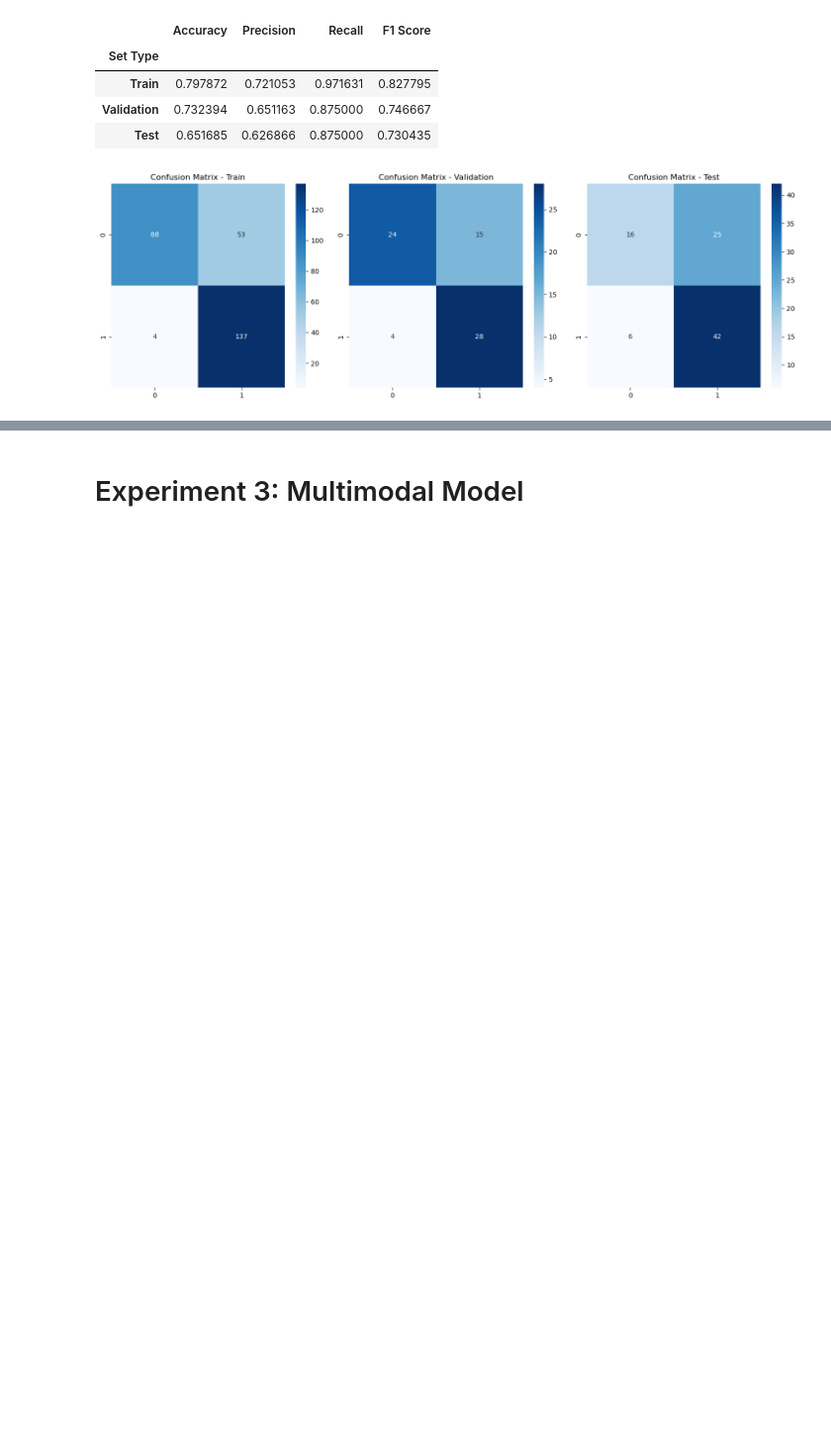
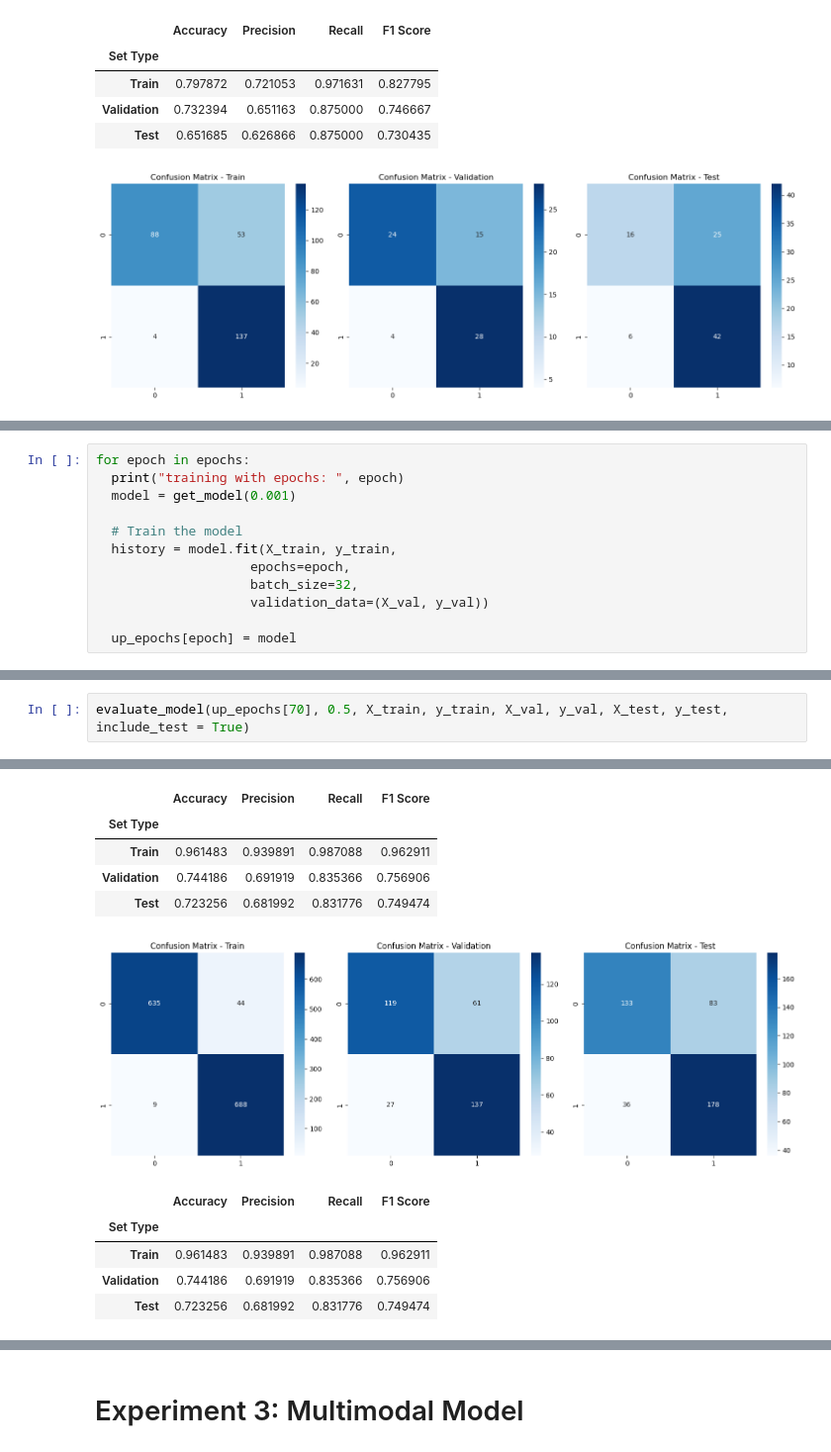
Before and after one commit to Kimberly97llp/cvproject, a Jupyter notebook: modeling.ipynb, the cells around one changed output, grey strips where cells are left out. Shown at 99% size. Drawn from its saved outputs; the diff is of its cells as text; blank space fills up the shorter version.

```diff
--- a/modeling.ipynb
+++ b/modeling.ipynb
@@ -641,0 +774,12 @@ metrics_df = evaluate_model(model, 0.5, X_train, y_train, X_val, y_val, X_test,
+# %%
+for epoch in epochs:
+  print("training with epochs: ", epoch)
+  model = get_model(0.001)
+
+  # Train the model
+  history = model.fit(X_train, y_train,
+                    epochs=epoch,
+                    batch_size=32,
+                    validation_data=(X_val, y_val))
+
+  up_epochs[epoch] = model
@@ -641,0 +942,3 @@ metrics_df = evaluate_model(model, 0.5, X_train, y_train, X_val, y_val, X_test,
+# %%
+evaluate_model(up_epochs[70], 0.5, X_train, y_train, X_val, y_val, X_test, y_test, include_test = True)
+# %% [output]
@@ -641,0 +948,11 @@ metrics_df = evaluate_model(model, 0.5, X_train, y_train, X_val, y_val, X_test,
+|  | Accuracy | Precision | Recall | F1 Score |
+| Set Type |  |  |  |  |
+| Train | 0.961483 | 0.939891 | 0.987088 | 0.962911 |
+| Validation | 0.744186 | 0.691919 | 0.835366 | 0.756906 |
+| Test | 0.723256 | 0.681992 | 0.831776 | 0.749474 |
+[figure, added]
+|  | Accuracy | Precision | Recall | F1 Score |
+| Set Type |  |  |  |  |
+| Train | 0.961483 | 0.939891 | 0.987088 | 0.962911 |
+| Validation | 0.744186 | 0.691919 | 0.835366 | 0.756906 |
+| Test | 0.723256 | 0.681992 | 0.831776 | 0.749474 |
```
Also changed, not shown: parts of 32 cells of this notebook.
